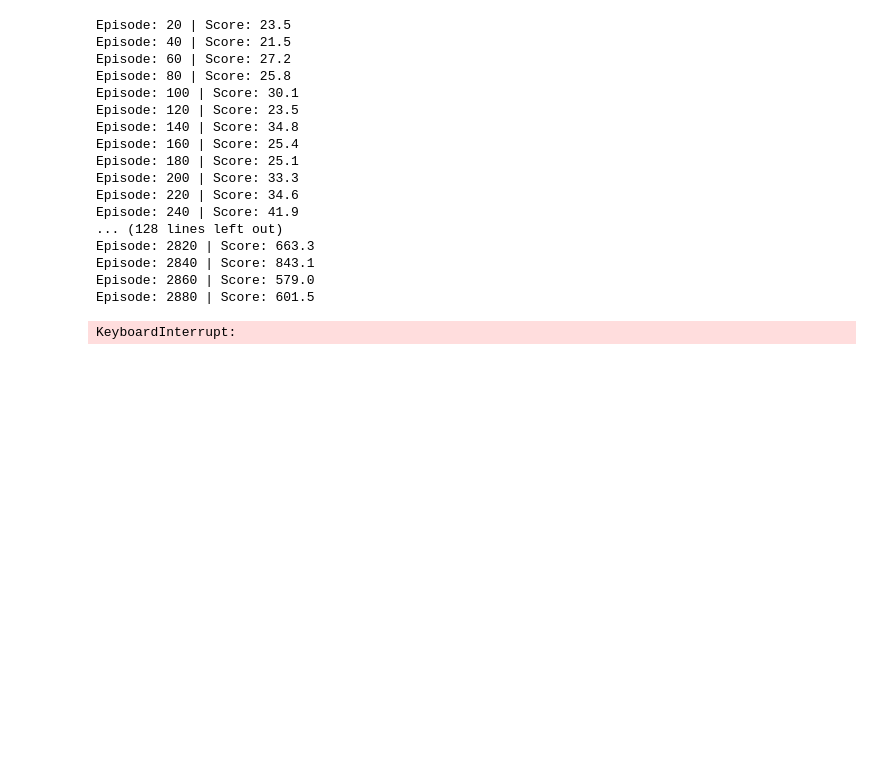
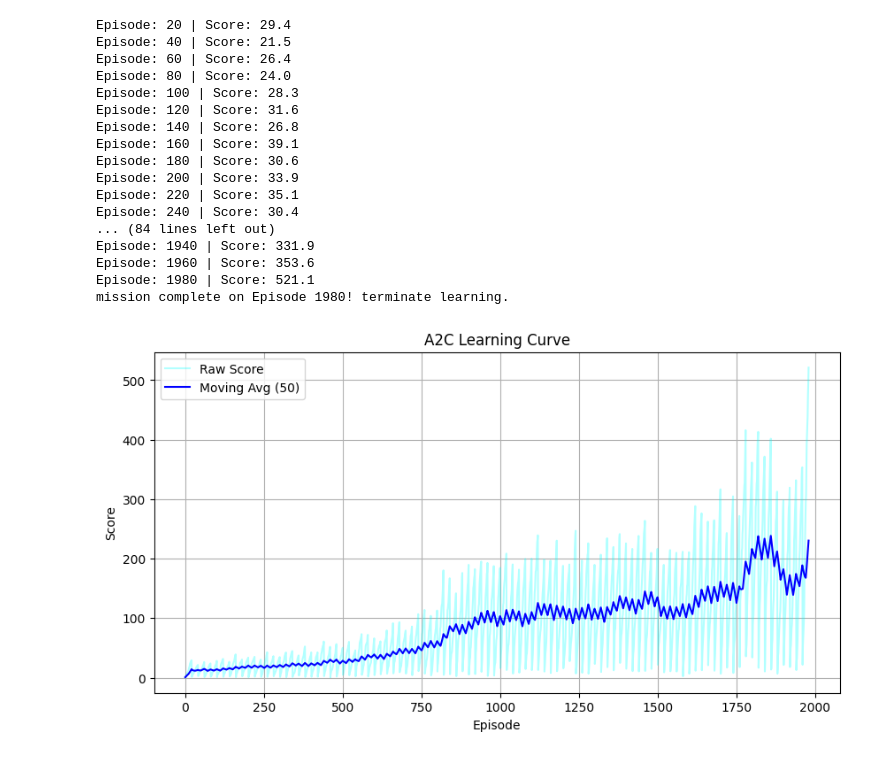
Before and after one commit to slcnvly/REINFORCE-Cartpole, a Jupyter notebook: REINFORCE.ipynb, the cells around one changed output. Saved outputs shown, nothing was run; the diff lists cells and outputs as text; code cells hidden in the pictures; blank space fills up the shorter version.

Commit message:
add score statistic to compare learning efficiency

```diff
--- a/REINFORCE.ipynb
+++ b/REINFORCE.ipynb
@@ -10,6 +11,30 @@ from torch.distributions import Categorical
+# %%
+def plot_learning_curve(scores):
+    plt.figure(figsize=(10, 5))
+
+    # 원본 점수 (연한 색으로 배경에 깔기)
+    plt.plot(scores, label='Raw Score', color='cyan', alpha=0.3)
+
+    # 이동 평균 (Moving Average) - 추세를 보기 위함
+    # 최근 50개 에피소드의 평균을 계산해서 부드러운 선으로 그림
+    window_size = 50
+    moving_avg = []
+    for i in range(len(scores)):
+        start_idx = max(0, i - window_size)
+        avg = sum(scores[start_idx : i+1]) / (i - start_idx + 1)
+        moving_avg.append(avg)
+
+    plt.plot(moving_avg, label=f'Moving Avg ({window_size})', color='blue')
+
+    plt.xlabel('Episode')
+    plt.ylabel('Score')
+    plt.title('A2C Learning Curve')
+    plt.legend()
+    plt.grid(True)
+    plt.show()
 # %%
 # Hyperparameters
-learning_rate = 0.0002
+learning_rate = 0.0003
 gamma = 0.98
 
 class PolicyNet(nn.Module):
@@ -57,6 +81,7 @@ def main():
     env = gym.make('CartPole-v1')
     agent = REINFORCE()
     score = 0.0
+    scores = []
 
     for n_epi in range(10000):
         s, _ = env.reset()
@@ -64,49 +89,53 @@ def main():
 
         while not done:
             # =확률 분포(Categorical)를 이용해 샘플링
             s = torch.FloatTensor([s])
             probs = agent.model(s)
             m = Categorical(probs)
             a = m.sample()
             log_prob = m.log_prob(a)
 
             s_prime, r, done, truncated, _ = env.step(a.item())
             # 나중에 계산할 때 필요한 '보상'과 '우리가 선택한 확률의 로그값'만 저장
             agent.put_data((r, log_prob))
 
             s = s_prime
             score += r
 
             if done:
                 break
-
+        scores.append(score/20.0)
         # DQN은 while문 안에서 학습했지만, REINFORCE는 에피소드가 끝나야 학습
         agent.train_net()
 
         if n_epi % 20 == 0 and n_epi != 0:
             print(f"Episode: {n_epi} | Score: {score/20.0:.1f}")
+
+            if score/20.0 >= 500.0:
+                print(f"mission complete on Episode {n_epi}! terminate learning.")
+                plot_learning_curve(scores)
+                break
             score = 0.0
-
     env.close()
 
 if __name__ == '__main__':
     main()
 # %% [output]
-Episode: 20 | Score: 23.5
+Episode: 20 | Score: 29.4
 Episode: 40 | Score: 21.5
-Episode: 60 | Score: 27.2
-Episode: 80 | Score: 25.8
-Episode: 100 | Score: 30.1
-Episode: 120 | Score: 23.5
-Episode: 140 | Score: 34.8
-Episode: 160 | Score: 25.4
-Episode: 180 | Score: 25.1
-Episode: 200 | Score: 33.3
-Episode: 220 | Score: 34.6
-Episode: 240 | Score: 41.9
-... (128 lines left out)
-Episode: 2820 | Score: 663.3
-Episode: 2840 | Score: 843.1
-Episode: 2860 | Score: 579.0
-Episode: 2880 | Score: 601.5
+Episode: 60 | Score: 26.4
+Episode: 80 | Score: 24.0
+Episode: 100 | Score: 28.3
+Episode: 120 | Score: 31.6
+Episode: 140 | Score: 26.8
+Episode: 160 | Score: 39.1
+Episode: 180 | Score: 30.6
+Episode: 200 | Score: 33.9
+Episode: 220 | Score: 35.1
+Episode: 240 | Score: 30.4
+... (84 lines left out)
+Episode: 1940 | Score: 331.9
+Episode: 1960 | Score: 353.6
+Episode: 1980 | Score: 521.1
+mission complete on Episode 1980! terminate learning.
-KeyboardInterrupt:
+[figure, added]
```
Also changed, not shown: parts of 2 cells of this notebook.
